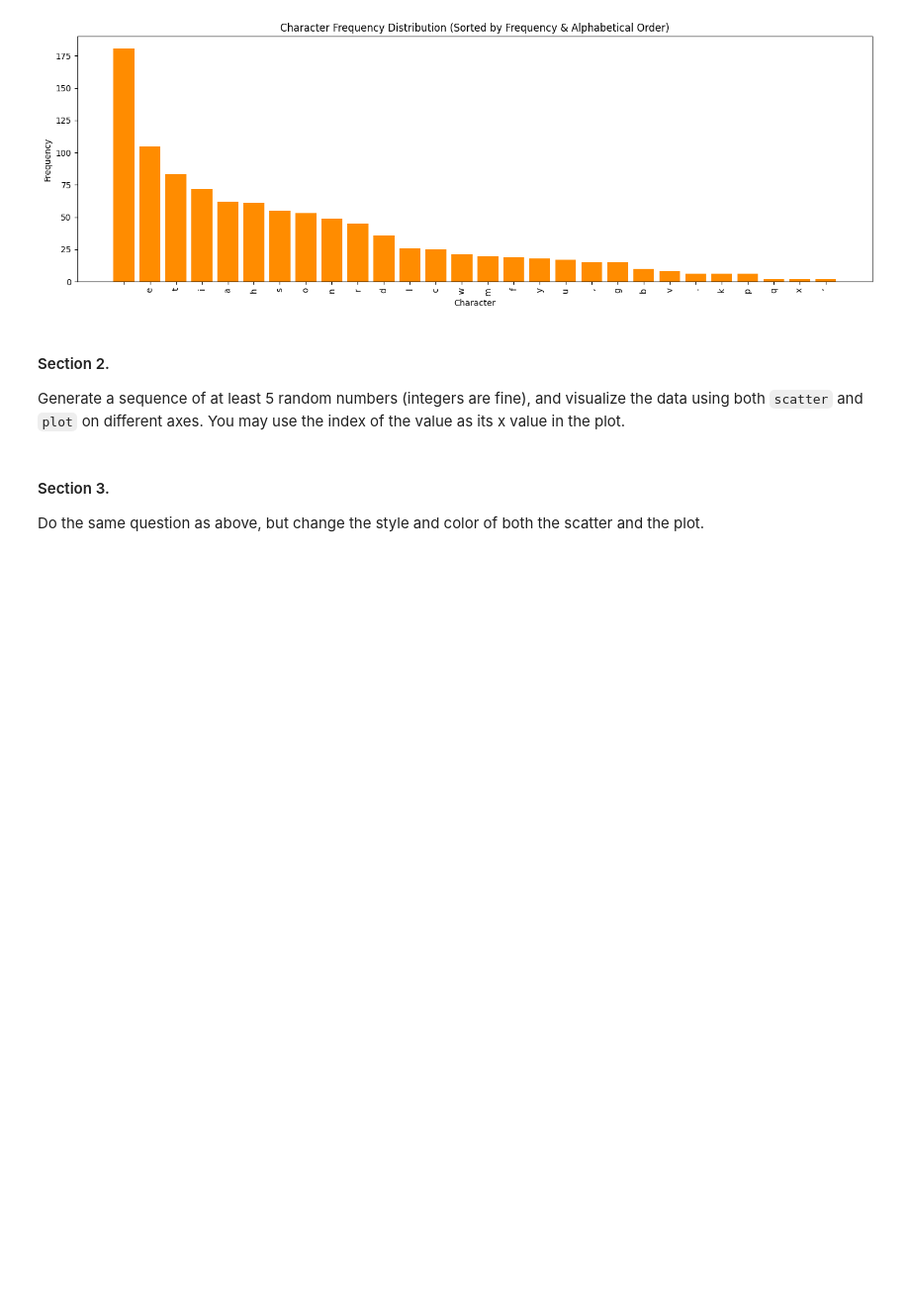
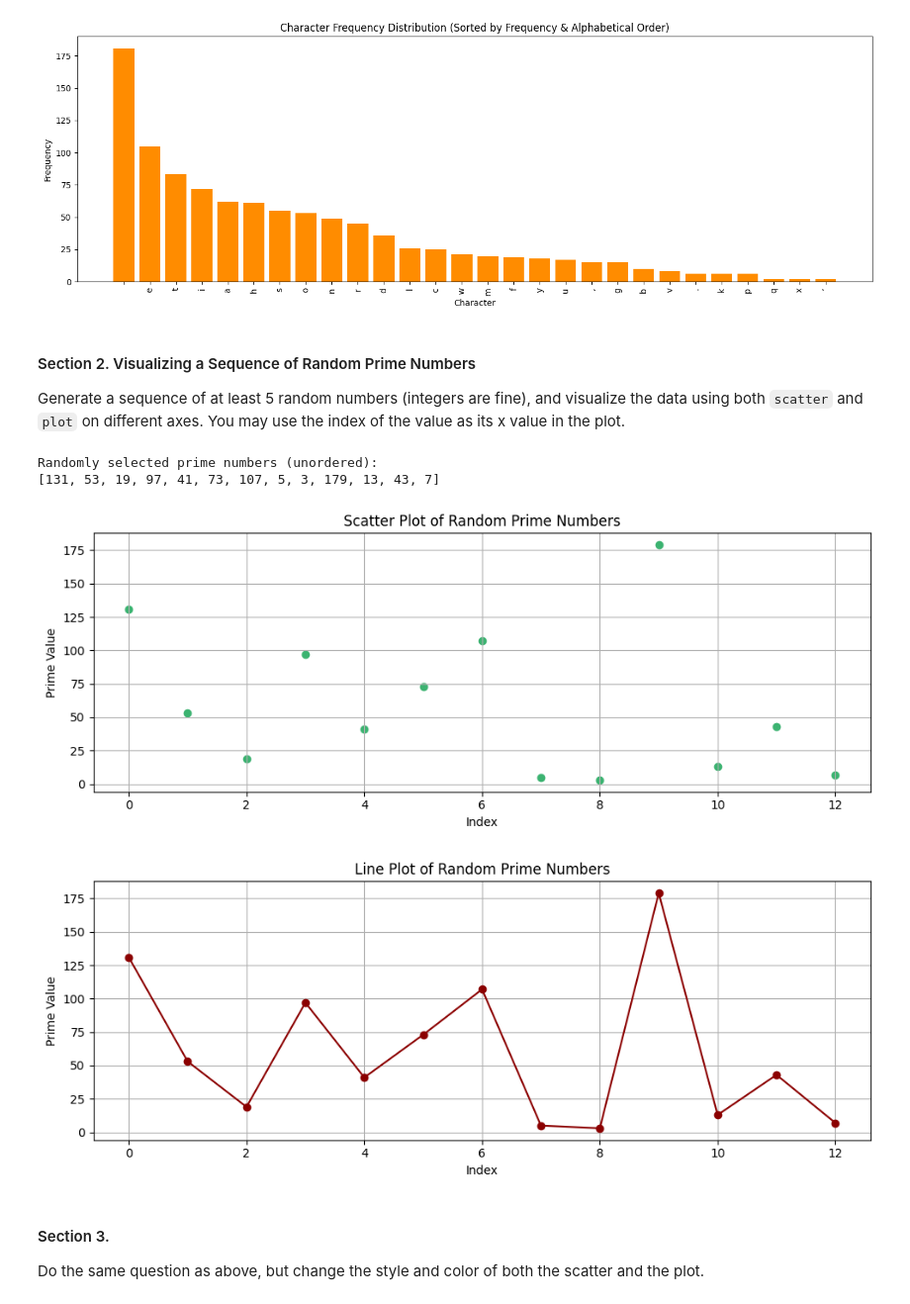
Before and after one commit to Data-Git-Hub/Pyplot, a Jupyter notebook: pyplot.ipynb, the cells around one changed output. Shown: that part at 99% size. Drawn from its saved outputs; the diff is of its cells as text; code cells hidden in the pictures; blank space fills up the shorter version.

```diff
--- a/pyplot.ipynb
+++ b/pyplot.ipynb
@@ -68,9 +68,57 @@ plt.show()
 [figure]
 [figure]
 # %% [markdown]
-#### Section 2.
+#### Section 2. Visualizing a Sequence of Random Prime Numbers
 
 Generate a sequence of at least 5 random numbers (integers are fine), and visualize the data using both `scatter` and `plot` on different axes.  You may use the index of the value as its x value in the plot. <br>
+# %%
+from random import sample
+
+# Define all prime numbers between 2 and 199
+def is_prime(n):
+    if n < 2:
+        return False
+    for i in range(2, int(n**0.5)+1):
+        if n % i == 0:
+            return False
+    return True
+
+primes = [n for n in range(2, 200) if is_prime(n)]
+
+# Select 13 unique random primes
+random_primes = sample(primes, 13)
+
+# Print the selected primes
+print("Randomly selected prime numbers (unordered):")
+print(random_primes)
+
+# Create x values as indices
+x_values = list(range(len(random_primes)))
+
+# Scatter Plot
+plt.figure(figsize=(10, 4))
+plt.scatter(x_values, random_primes, color='mediumseagreen')
+plt.title("Scatter Plot of Random Prime Numbers")
+plt.xlabel("Index")
+plt.ylabel("Prime Value")
+plt.grid(True)
+plt.tight_layout()
+plt.show()
+
+# Line Plot
+plt.figure(figsize=(10, 4))
+plt.plot(x_values, random_primes, marker='o', linestyle='-', color='darkred')
+plt.title("Line Plot of Random Prime Numbers")
+plt.xlabel("Index")
+plt.ylabel("Prime Value")
+plt.grid(True)
+plt.tight_layout()
+plt.show()
+# %% [output]
+Randomly selected prime numbers (unordered):
+[131, 53, 19, 97, 41, 73, 107, 5, 3, 179, 13, 43, 7]
+[figure, added]
+[figure, added]
 # %% [markdown]
 #### Section 3.
 
```
Also changed, not shown: 1 other file.
